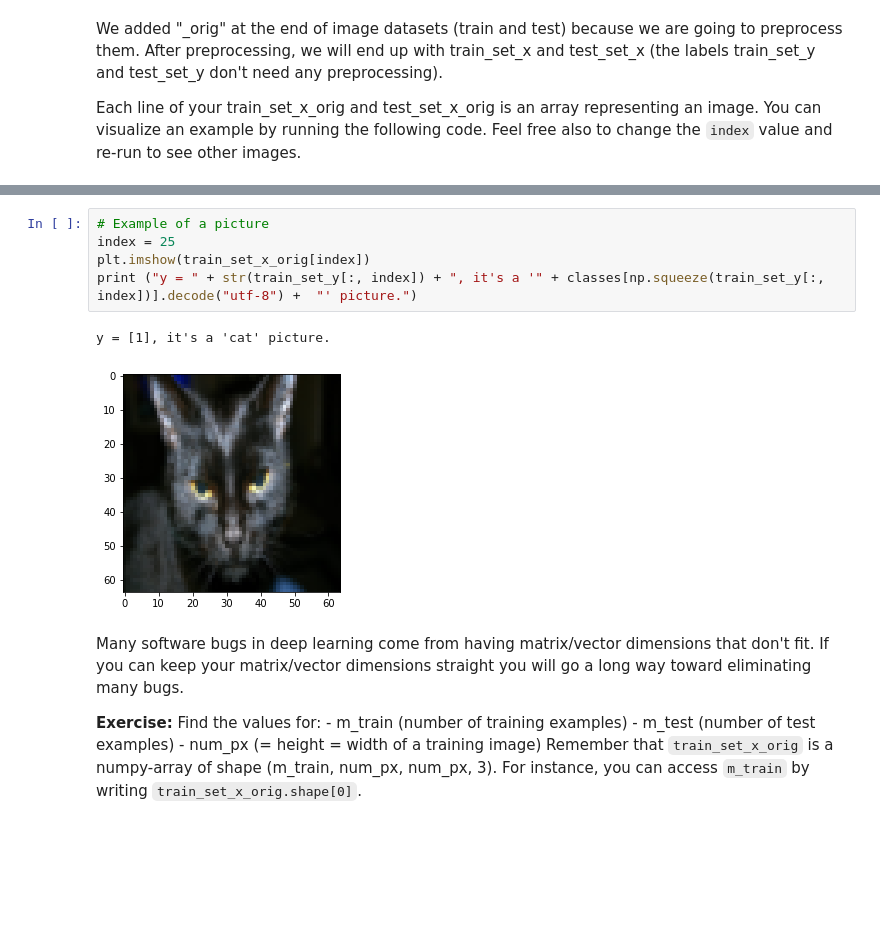
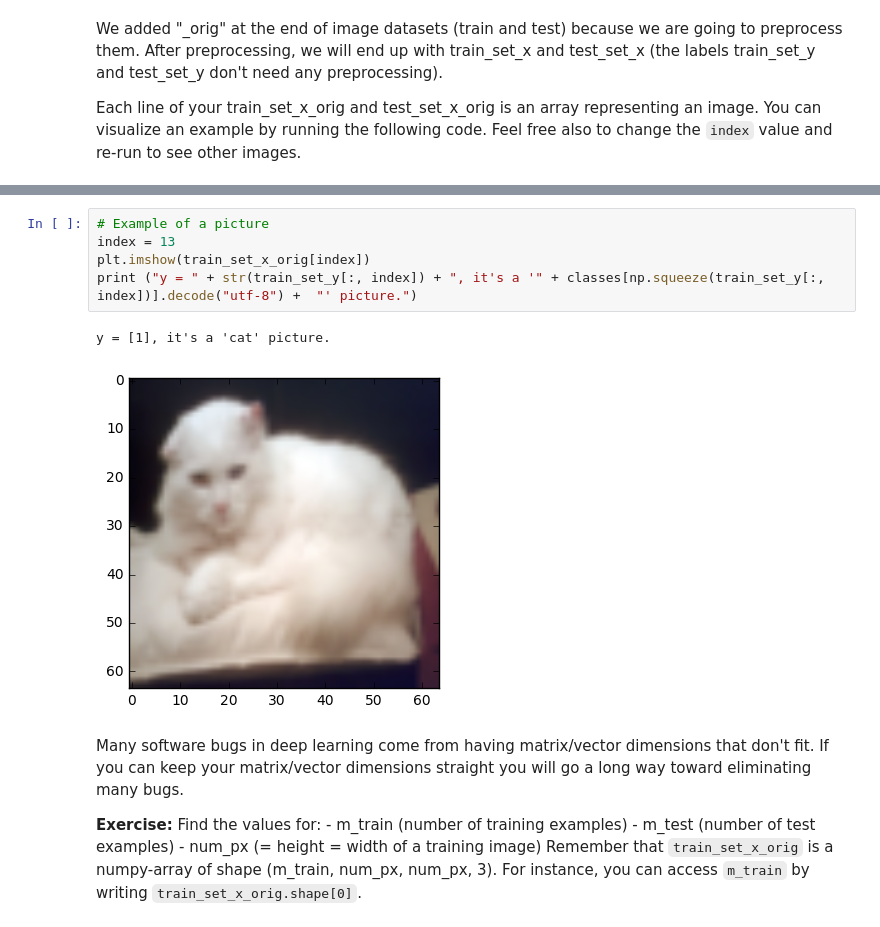
Before and after one commit to cjcandctr/deep_learning, a Jupyter notebook: course1/week2/Logistic+Regression+with+a+Neural+Network+mindset+v3.ipynb, the cells around one changed output, grey strips where cells are left out. Drawn from its saved outputs; the diff is of its cells as text; blank space fills up the shorter version.

```diff
--- a/course1/week2/Logistic+Regression+with+a+Neural+Network+mindset+v3.ipynb
+++ b/course1/week2/Logistic+Regression+with+a+Neural+Network+mindset+v3.ipynb
@@ -51,11 +60,11 @@ Each line of your train_set_x_orig and test_set_x_orig is an array representing
 # %%
 # Example of a picture
-index = 25
+index = 13
 plt.imshow(train_set_x_orig[index])
 print ("y = " + str(train_set_y[:, index]) + ", it's a '" + classes[np.squeeze(train_set_y[:, index])].decode("utf-8") +  "' picture.")
 # %% [output]
 y = [1], it's a 'cat' picture.
-[figure, old version]
+[figure, new version]
 # %% [markdown]
 Many software bugs in deep learning come from having matrix/vector dimensions that don't fit. If you can keep your matrix/vector dimensions straight you will go a long way toward eliminating many bugs.
 
```
Also changed, not shown: parts of 13 cells of this notebook.
